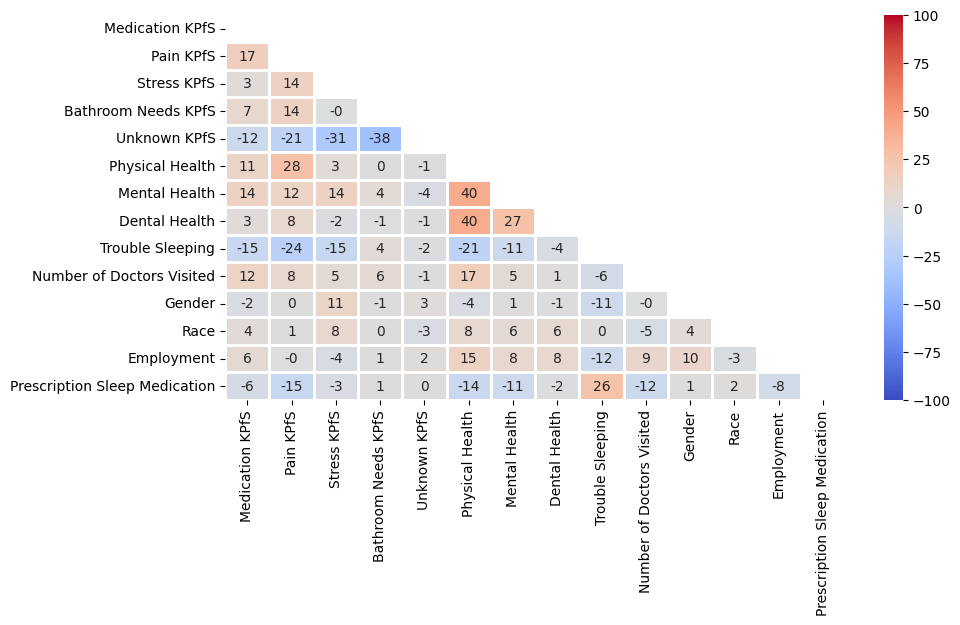
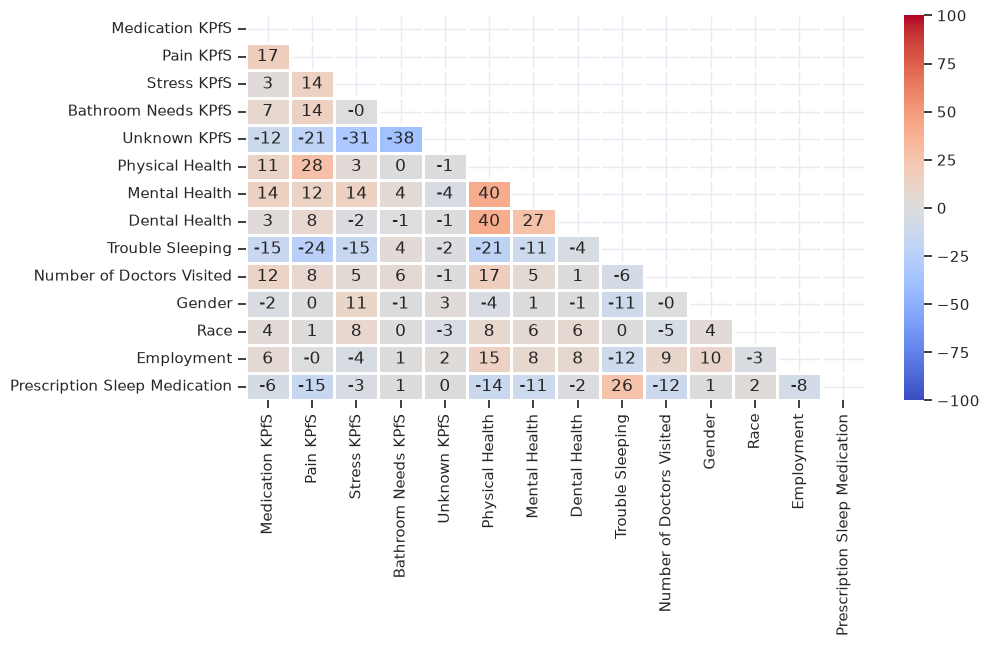
Code edit (unified diff) that turned the first committed figure into the second:
--- before
+++ after
@@ -1,4 +1,5 @@
 crm = 100*npha_dtf.corr().loc[sorted_columns,sorted_columns]
 mask = numpy.triu(numpy.ones_like(crm, dtype=bool))
-seaborn.heatmap(crm, linewidth=.8, vmin=-100, vmax=100, mask=mask,
-                annot=True, fmt=".0f", cmap="coolwarm");
+seaborn.heatmap(crm, linewidth=.8, mask=mask,
+                vmin=-100, vmax=100, cmap="coolwarm",
+                annot=True, fmt=".0f");

Commit: seaborn figure styling, wip